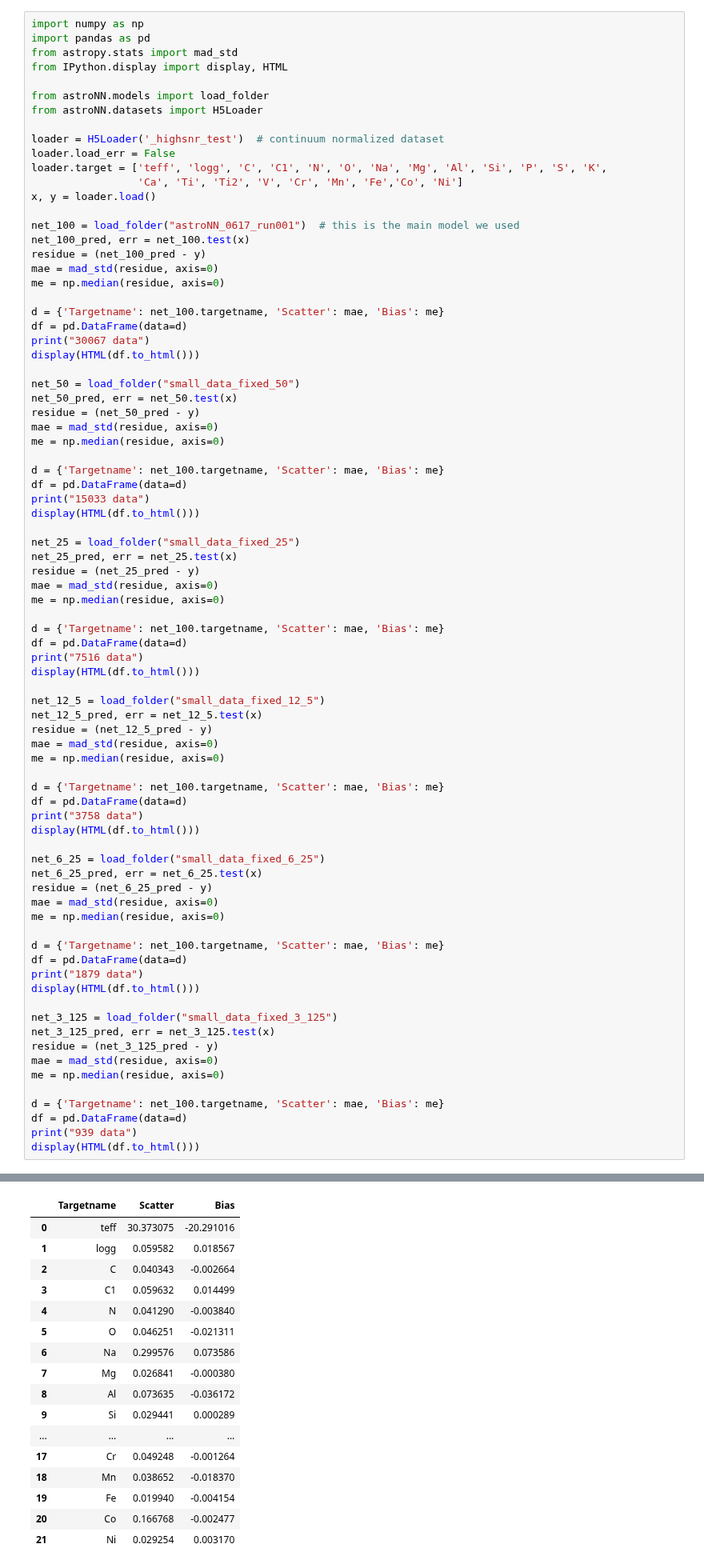
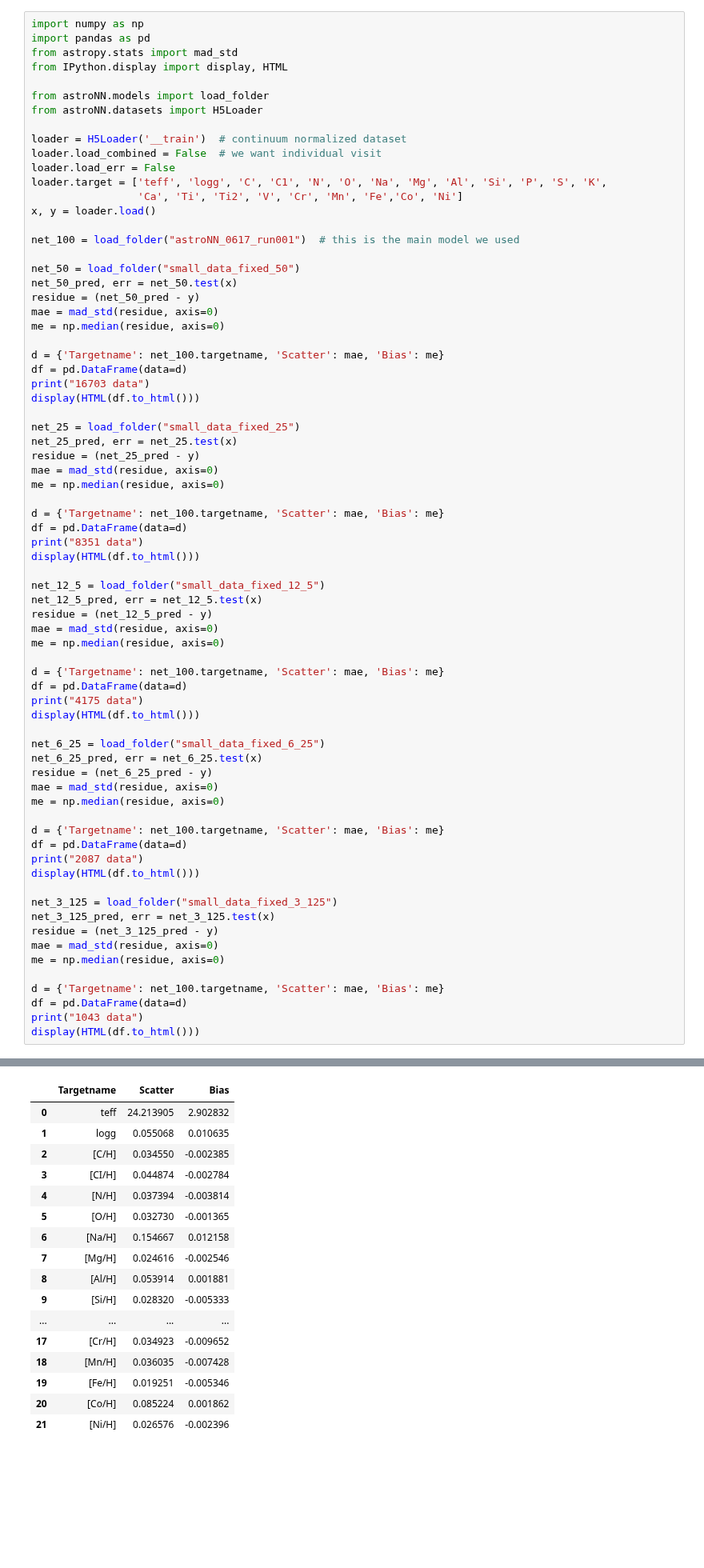
Before and after one commit to henrysky/astroNN_spectra_paper_figures, a Jupyter notebook: Small_Data.ipynb, the cells around one changed output, grey strips where cells are left out. Shown at 80% size. Cells and saved outputs as stored; diff of their text form; blank space fills up the shorter version.

Commit message:
cleanup and small data training update

```diff
--- a/Small_Data.ipynb
+++ b/Small_Data.ipynb
@@ -207,22 +207,14 @@ from IPython.display import display, HTML
 from astroNN.models import load_folder
 from astroNN.datasets import H5Loader
 
-loader = H5Loader('_highsnr_test')  # continuum normalized dataset
+loader = H5Loader('__train')  # continuum normalized dataset
+loader.load_combined = False  # we want individual visit
 loader.load_err = False
 loader.target = ['teff', 'logg', 'C', 'C1', 'N', 'O', 'Na', 'Mg', 'Al', 'Si', 'P', 'S', 'K',
                  'Ca', 'Ti', 'Ti2', 'V', 'Cr', 'Mn', 'Fe','Co', 'Ni']
 x, y = loader.load()
 
 net_100 = load_folder("astroNN_0617_run001")  # this is the main model we used
-net_100_pred, err = net_100.test(x)
-residue = (net_100_pred - y)
-mae = mad_std(residue, axis=0)
-me = np.median(residue, axis=0)
-
-d = {'Targetname': net_100.targetname, 'Scatter': mae, 'Bias': me}
-df = pd.DataFrame(data=d)
-print("30067 data")
-display(HTML(df.to_html()))
 
 net_50 = load_folder("small_data_fixed_50")
 net_50_pred, err = net_50.test(x)
@@ -232,7 +224,7 @@ me = np.median(residue, axis=0)
 
 d = {'Targetname': net_100.targetname, 'Scatter': mae, 'Bias': me}
 df = pd.DataFrame(data=d)
-print("15033 data")
+print("16703 data")
 display(HTML(df.to_html()))
 
 net_25 = load_folder("small_data_fixed_25")
@@ -243,7 +235,7 @@ me = np.median(residue, axis=0)
 
 d = {'Targetname': net_100.targetname, 'Scatter': mae, 'Bias': me}
 df = pd.DataFrame(data=d)
-print("7516 data")
+print("8351 data")
 display(HTML(df.to_html()))
 
 net_12_5 = load_folder("small_data_fixed_12_5")
@@ -254,7 +246,7 @@ me = np.median(residue, axis=0)
 
 d = {'Targetname': net_100.targetname, 'Scatter': mae, 'Bias': me}
 df = pd.DataFrame(data=d)
-print("3758 data")
+print("4175 data")
 display(HTML(df.to_html()))
 
 net_6_25 = load_folder("small_data_fixed_6_25")
@@ -265,7 +257,7 @@ me = np.median(residue, axis=0)
 
 d = {'Targetname': net_100.targetname, 'Scatter': mae, 'Bias': me}
 df = pd.DataFrame(data=d)
-print("1879 data")
+print("2087 data")
 display(HTML(df.to_html()))
 
 net_3_125 = load_folder("small_data_fixed_3_125")
@@ -276,7 +268,7 @@ me = np.median(residue, axis=0)
 
 d = {'Targetname': net_100.targetname, 'Scatter': mae, 'Bias': me}
 df = pd.DataFrame(data=d)
-print("939 data")
+print("1043 data")
 display(HTML(df.to_html()))
 # %% [output]
 Using TensorFlow backend.
@@ -289,20 +284,20 @@ Completed Dropout Variational Inference with 100 forward passes, 111.00s elapsed
 |  | Targetname | Scatter | Bias |
-| 0 | teff | 30.373075 | -20.291016 |
-| 1 | logg | 0.059582 | 0.018567 |
-| 2 | C | 0.040343 | -0.002664 |
-| 3 | C1 | 0.059632 | 0.014499 |
-| 4 | N | 0.041290 | -0.003840 |
-| 5 | O | 0.046251 | -0.021311 |
-| 6 | Na | 0.299576 | 0.073586 |
-| 7 | Mg | 0.026841 | -0.000380 |
-| 8 | Al | 0.073635 | -0.036172 |
-| 9 | Si | 0.029441 | 0.000289 |
+| 0 | teff | 24.213905 | 2.902832 |
+| 1 | logg | 0.055068 | 0.010635 |
+| 2 | [C/H] | 0.034550 | -0.002385 |
+| 3 | [CI/H] | 0.044874 | -0.002784 |
+| 4 | [N/H] | 0.037394 | -0.003814 |
+| 5 | [O/H] | 0.032730 | -0.001365 |
+| 6 | [Na/H] | 0.154667 | 0.012158 |
+| 7 | [Mg/H] | 0.024616 | -0.002546 |
+| 8 | [Al/H] | 0.053914 | 0.001881 |
+| 9 | [Si/H] | 0.028320 | -0.005333 |
 | ... | ... | ... | ... |
-| 17 | Cr | 0.049248 | -0.001264 |
-| 18 | Mn | 0.038652 | -0.018370 |
-| 19 | Fe | 0.019940 | -0.004154 |
-| 20 | Co | 0.166768 | -0.002477 |
-| 21 | Ni | 0.029254 | 0.003170 |
+| 17 | [Cr/H] | 0.034923 | -0.009652 |
+| 18 | [Mn/H] | 0.036035 | -0.007428 |
+| 19 | [Fe/H] | 0.019251 | -0.005346 |
+| 20 | [Co/H] | 0.085224 | 0.001862 |
+| 21 | [Ni/H] | 0.026576 | -0.002396 |
 ========================================================
 Loaded astroNN model, model type: Bayesian Convolutional Neural Network -> ApogeeBCNNCensored
 ========================================================
```
Also changed, not shown: parts of 7 cells of this notebook, 13 other files.
